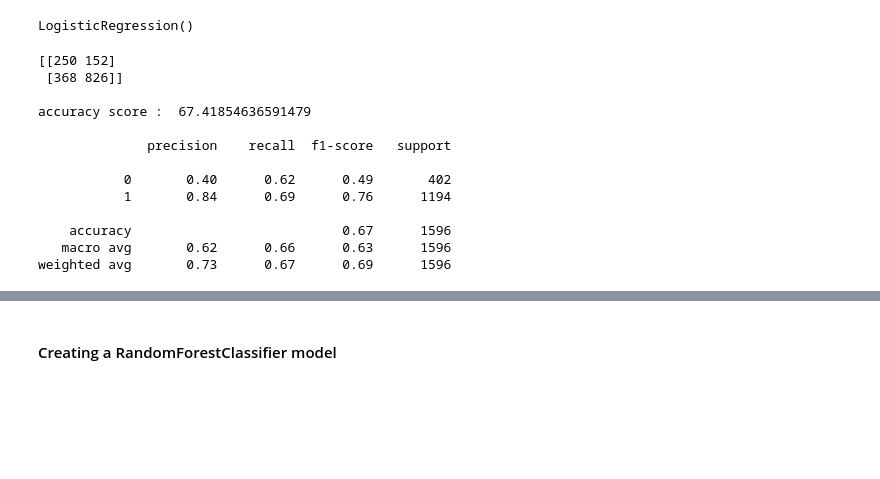
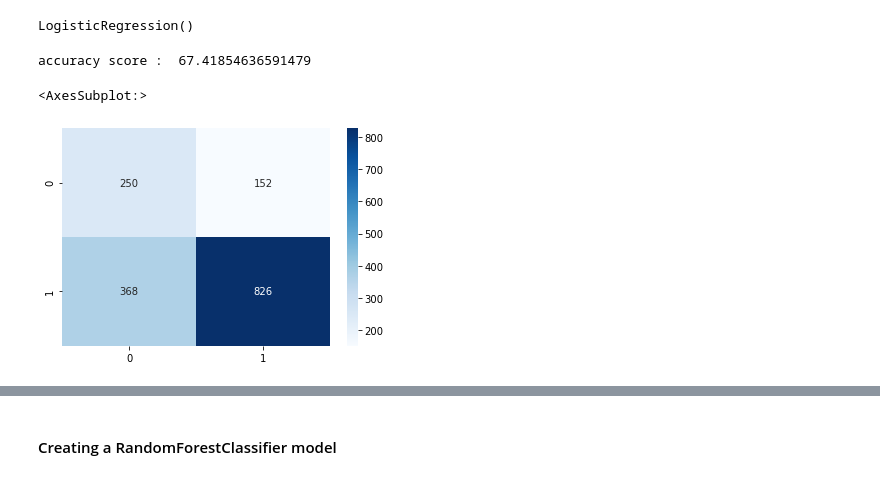
Before and after one commit to nipun1992/Predicting-Wine-Color, a Jupyter notebook: src/Wine_quality_Prediction.ipynb, the cells around one changed output, grey strips where cells are left out. Drawn from its saved outputs; the diff is of its cells as text; code cells hidden in the pictures; blank space fills up the shorter version.

Commit message:
Added comments and plotted heatmap for confusion matrix

```diff
--- a/src/Wine_quality_Prediction.ipynb
+++ b/src/Wine_quality_Prediction.ipynb
@@ -687,2 +692,0 @@ df_train.to_csv('file1.csv')
-# %%
-df = pd.read_csv('file1.csv', index_col='Unnamed: 0')
@@ -916,22 +922,11 @@ predictions = logmodel.predict(df_test_continuous_features_scaled)
 # %%
 from sklearn.metrics import accuracy_score, confusion_matrix, classification_report
 # %%
-print(confusion_matrix(Y_test, predictions))
-print()
 print("accuracy score : ", str(accuracy_score(Y_test, predictions)*100))
-print()
-print(classification_report(Y_test, predictions))
 # %% [output]
-[[250 152]
- [368 826]]
-
 accuracy score :  67.41854636591479
-
-              precision    recall  f1-score   support
-
-           0       0.40      0.62      0.49       402
-           1       0.84      0.69      0.76      1194
-
-    accuracy                           0.67      1596
-   macro avg       0.62      0.66      0.63      1596
-weighted avg       0.73      0.67      0.69      1596
+# %%
+sns.heatmap(confusion_matrix(Y_test, predictions), annot = True, cmap = 'Blues', fmt='0.3g')
+# %% [output]
+<AxesSubplot:>
+[figure, added]
```
Also changed, not shown: parts of 22 cells of this notebook, 2 other files.
